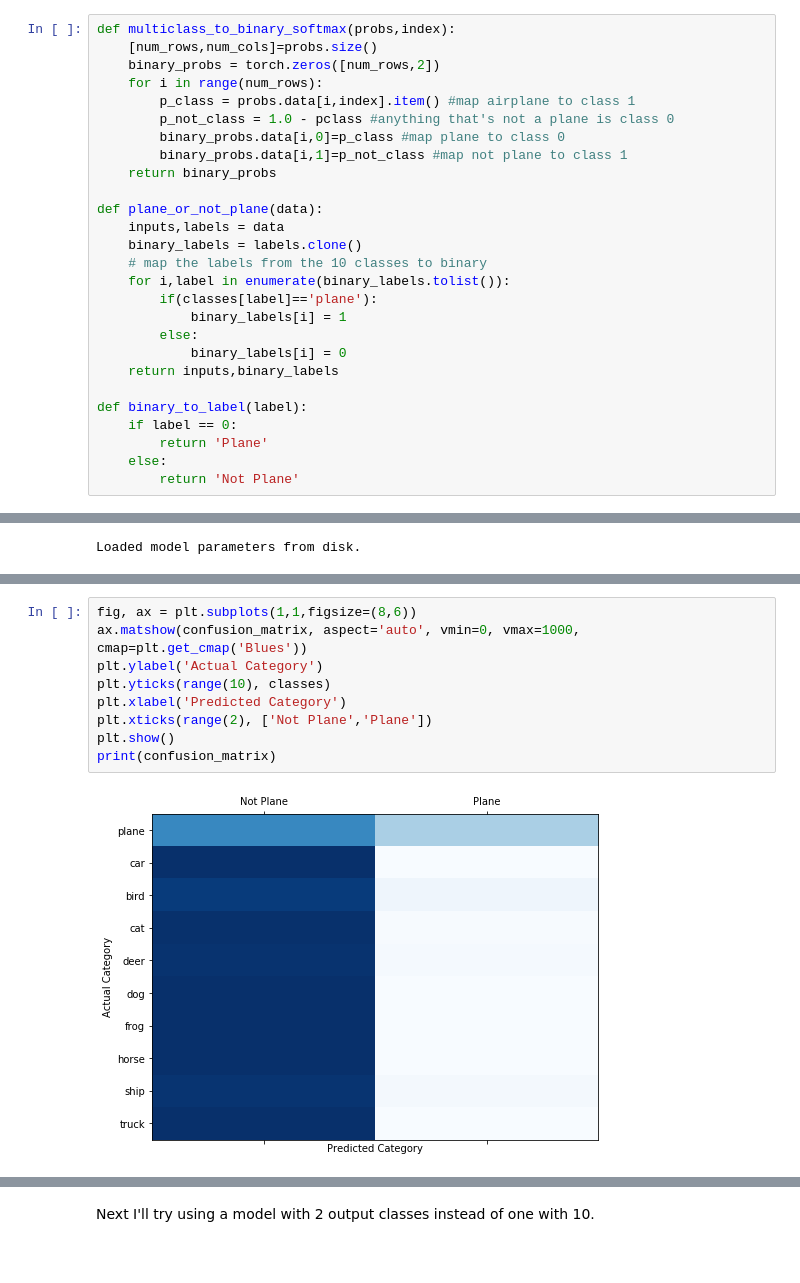
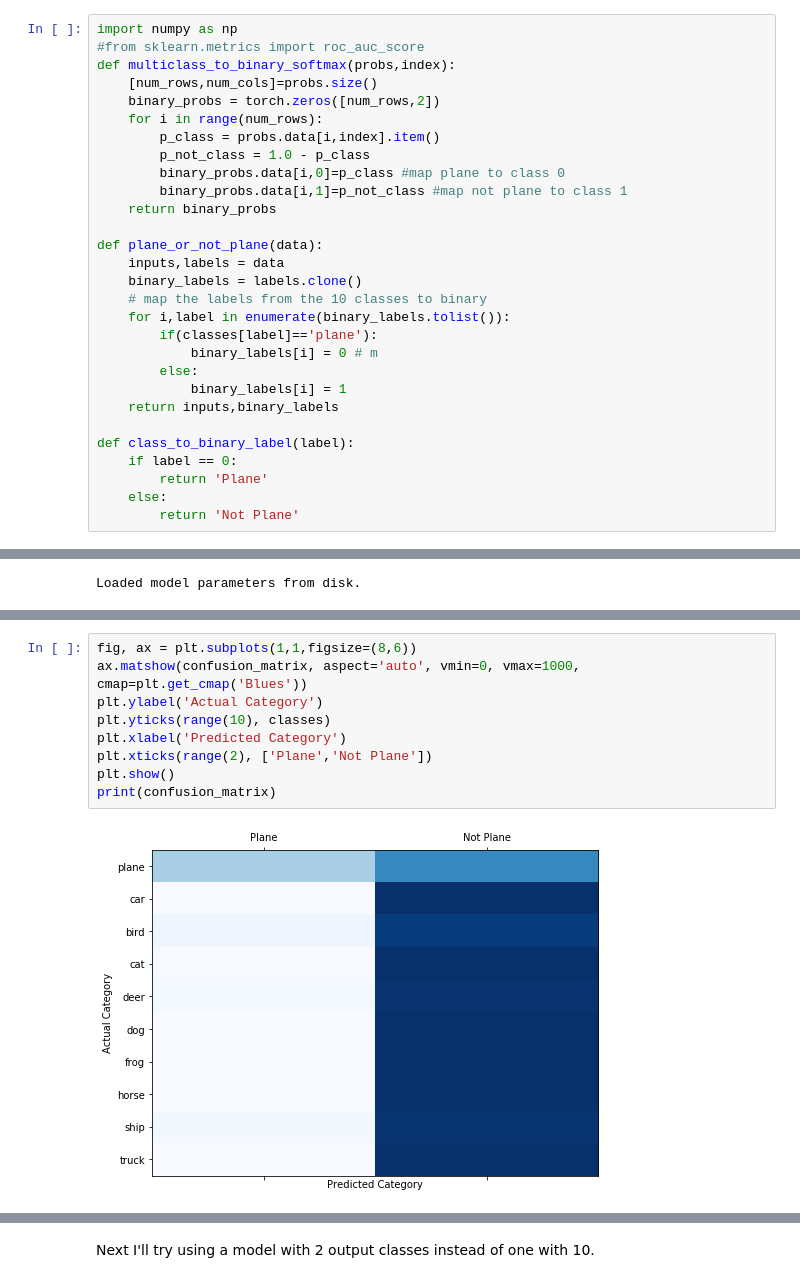
Before and after one commit to JavierPalomares90/scalable_ml_hw2, a Jupyter notebook: javier_palomares_hw2.ipynb, the cells around one changed output, grey strips where cells are left out. Saved outputs shown, nothing was run; the diff lists cells and outputs as text.

Commit message:
Remapped plane to class 0. Need to do the same in the binary class

```diff
--- a/javier_palomares_hw2.ipynb
+++ b/javier_palomares_hw2.ipynb
@@ -763,12 +763,14 @@ or ’Not Plane’. Compute the AUC of this binary classifier. Retrain this clas
 the AUC for this binary classification task. Report how you did that and what is the best
 AUC you were able to obtain.
 # %%
+import numpy as np
+#from sklearn.metrics import roc_auc_score
 def multiclass_to_binary_softmax(probs,index):
     [num_rows,num_cols]=probs.size()
     binary_probs = torch.zeros([num_rows,2])
     for i in range(num_rows):
-        p_class = probs.data[i,index].item() #map airplane to class 1
-        p_not_class = 1.0 - pclass #anything that's not a plane is class 0
+        p_class = probs.data[i,index].item()
+        p_not_class = 1.0 - p_class
         binary_probs.data[i,0]=p_class #map plane to class 0
         binary_probs.data[i,1]=p_not_class #map not plane to class 1
     return binary_probs
@@ -779,12 +781,12 @@ def plane_or_not_plane(data):
     # map the labels from the 10 classes to binary
     for i,label in enumerate(binary_labels.tolist()):
         if(classes[label]=='plane'):
+            binary_labels[i] = 0 # m
+        else:
             binary_labels[i] = 1
-        else:
-            binary_labels[i] = 0
     return inputs,binary_labels
 
-def binary_to_label(label):
+def class_to_binary_label(label):
     if label == 0:
         return 'Plane'
     else:
@@ -896,11 +886,11 @@ truck      - 99.8
 # %%
 fig, ax = plt.subplots(1,1,figsize=(8,6))
 ax.matshow(confusion_matrix, aspect='auto', vmin=0, vmax=1000, cmap=plt.get_cmap('Blues'))
 plt.ylabel('Actual Category')
 plt.yticks(range(10), classes)
 plt.xlabel('Predicted Category')
-plt.xticks(range(2), ['Not Plane','Plane'])
+plt.xticks(range(2), ['Plane','Not Plane'])
 plt.show()
 print(confusion_matrix)
 # %% [output]
-[figure, old version]
+[figure, new version]
```
Also changed, not shown: parts of 4 cells of this notebook.
